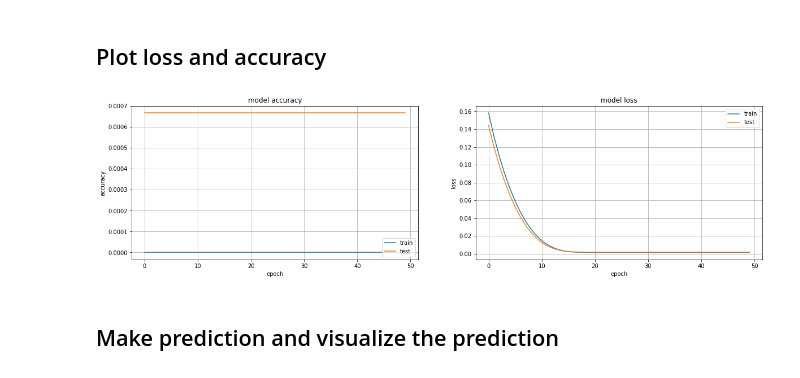
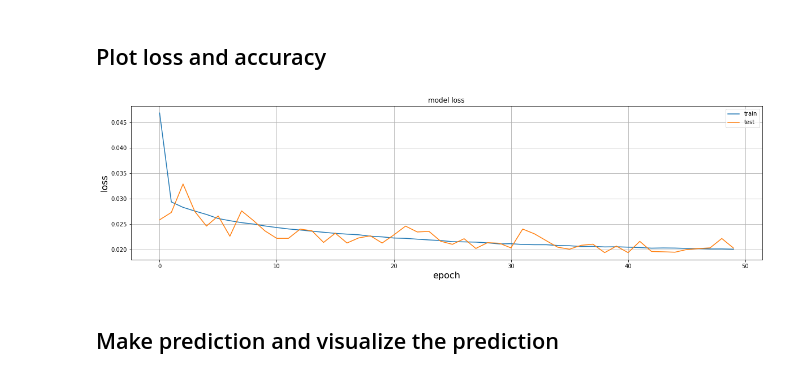
Before and after one commit to msahamed/machine_learning_earthquakes-nuclear-explosion, a Jupyter notebook: predict_stress_keras.ipynb, the cells around one changed output. Saved outputs shown, nothing was run; the diff lists cells and outputs as text; code cells hidden in the pictures.

Commit message:
modfified the layer style

```diff
--- a/predict_stress_keras.ipynb
+++ b/predict_stress_keras.ipynb
@@ -121,16 +101,21 @@ model.compile(optimizer='rmsprop', loss='mean_squared_error', metrics=['accuracy
 ### Training
 # %%
 # Training
-now = datetime.now()
-path = './graph/' + 'stress'+ now.strftime("%Y%m%d-%H%M")+'_drop_' +\
-        str(keep_prob)+'_layer_'+ str(no_of_layers) +'_data_'+ str(no_of_data) +\
-        '_neuron_' + str(no_of_neurons)
+# now = datetime.now()
+# path = './graph/' + 'stress'+ now.strftime("%Y%m%d-%H%M")+'_drop_' +\
+#         str(keep_prob)+'_layer_'+ str(no_of_layers) +'_data_'+ str(no_of_data) +\
+#         '_neuron_' + str(no_of_neurons)
 
-print(path)
 save_model(model, './logs/stress')
 checkpoint = ModelCheckpoint(filepath='./logs/stress_weights.epoch.{epoch:02d}.hdf5', verbose=0)
-tbCallBack = TensorBoard(log_dir=path, histogram_freq=1, write_graph=True)
+# tbCallBack = TensorBoard(log_dir=path, histogram_freq=1, write_graph=True)
 
-history = model.fit(X_train, Y_train, epochs = training_epochs, batch_size=batch_size, verbose=1,
-                    callbacks=[checkpoint, tbCallBack], validation_data=(X_test, Y_test))
+# history = model.fit(X_train, Y_train, epochs = training_epochs, batch_size=batch_size, verbose=1,
+#                     callbacks=[checkpoint], validation_data=(X_test, Y_test))
+
+history = model.fit(X_train, Y_train, batch_size = batch_size, epochs = training_epochs,
+           validation_data=(X_test, Y_test), verbose=1, callbacks=[checkpoint])
+
+score = model.evaluate(X_test, Y_test, batch_size=2048)
+print(score)
 # %% [output]
@@ -157,30 +141,17 @@ KeyboardInterrupt:
 # %%
 #print(history.history.keys())
 
 plt.figure(figsize=(20,5))
-# summarize history for accuracy
-plt.subplot(1,2,1)
-plt.plot(history.history['acc'])
-plt.plot(history.history['val_acc'])
-plt.title('model accuracy')
-plt.ylabel('accuracy')
-plt.xlabel('epoch')
-plt.legend(['train', 'test'], loc='lower right')
-plt.grid()
-# plt.show()
-
-# summarize history for loss
-plt.subplot(1,2,2)
 plt.plot(history.history['loss'])
 plt.plot(history.history['val_loss'])
 plt.title('model loss')
-plt.ylabel('loss')
-plt.xlabel('epoch')
+plt.ylabel('loss', size=16)
+plt.xlabel('epoch', size=16)
 plt.legend(['train', 'test'], loc='upper right')
 plt.grid()
 plt.show()
 # %% [output]
-[figure, old version]
+[figure, new version]
 # %% [markdown]
 ## Make prediction and visualize the prediction
 # %%
```
Also changed, not shown: parts of 14 cells of this notebook.
